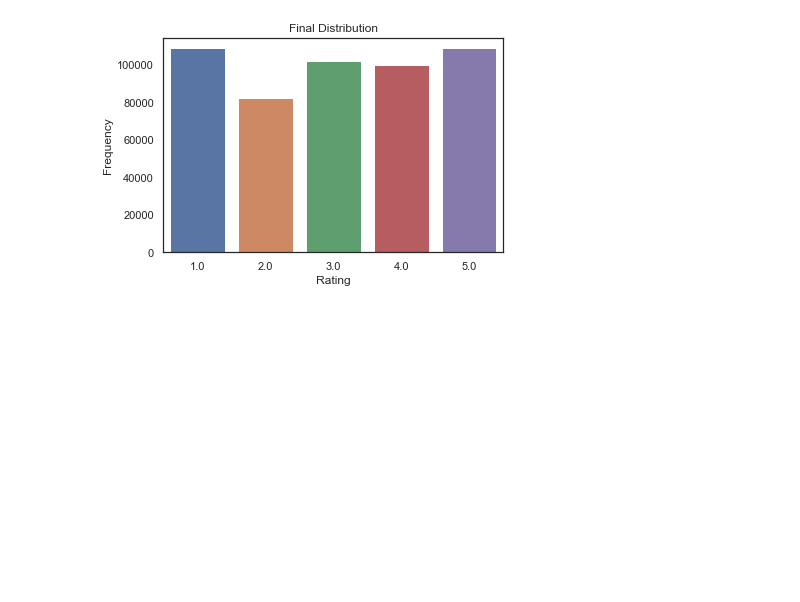
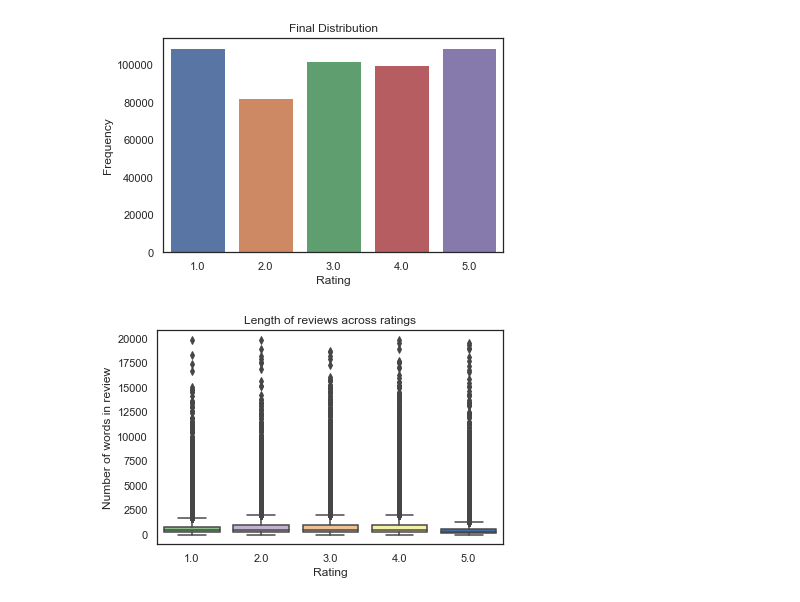
Before and after one commit to krbarounis/Amazon_Reviews_NLP_Project, a Jupyter notebook: EDA_and_data_cleaning.ipynb, the cells around one changed output. Drawn from its saved outputs; the diff is of its cells as text; code cells hidden in the pictures; blank space fills up the shorter version.

```diff
--- a/EDA_and_data_cleaning.ipynb
+++ b/EDA_and_data_cleaning.ipynb
@@ -93,6 +93,10 @@ df_engineered['word_count'] = df_text['reviewText'].apply(lambda x: len(x.split(
 df_engineered['exclamation_count'] = df_text['reviewText'].apply(lambda x: x.count('!'))
 # %%
 df_engineered['question_count'] = df_text['reviewText'].apply(lambda x: x.count('?'))
+# %%
+df_engineered['overall'] = df_text['overall']
+# %%
+df_engineered['reviewText'] = df_text['reviewText']
 # %%
 df_engineered.to_csv('df_engineered.csv',index=None,header=True)
 # %% [markdown]
@@ -140,3 +144,11 @@ plt.tight_layout()
 plt.savefig('class_imbalance_fixed')
 # %% [output]
 [figure]
+# %%
+ax = sns.boxplot(x='overall',y='review_length',data=df_engineered[df_engineered['review_length']<20000], palette='Accent')
+ax.set(title='Length of reviews across ratings')
+ax.set(xlabel='Rating',ylabel='Number of words in review')
+plt.tight_layout()
+# plt.savefig()
+# %% [output]
+[figure, added]
```
Also changed, not shown: parts of 7 cells of this notebook, 4 other files.
